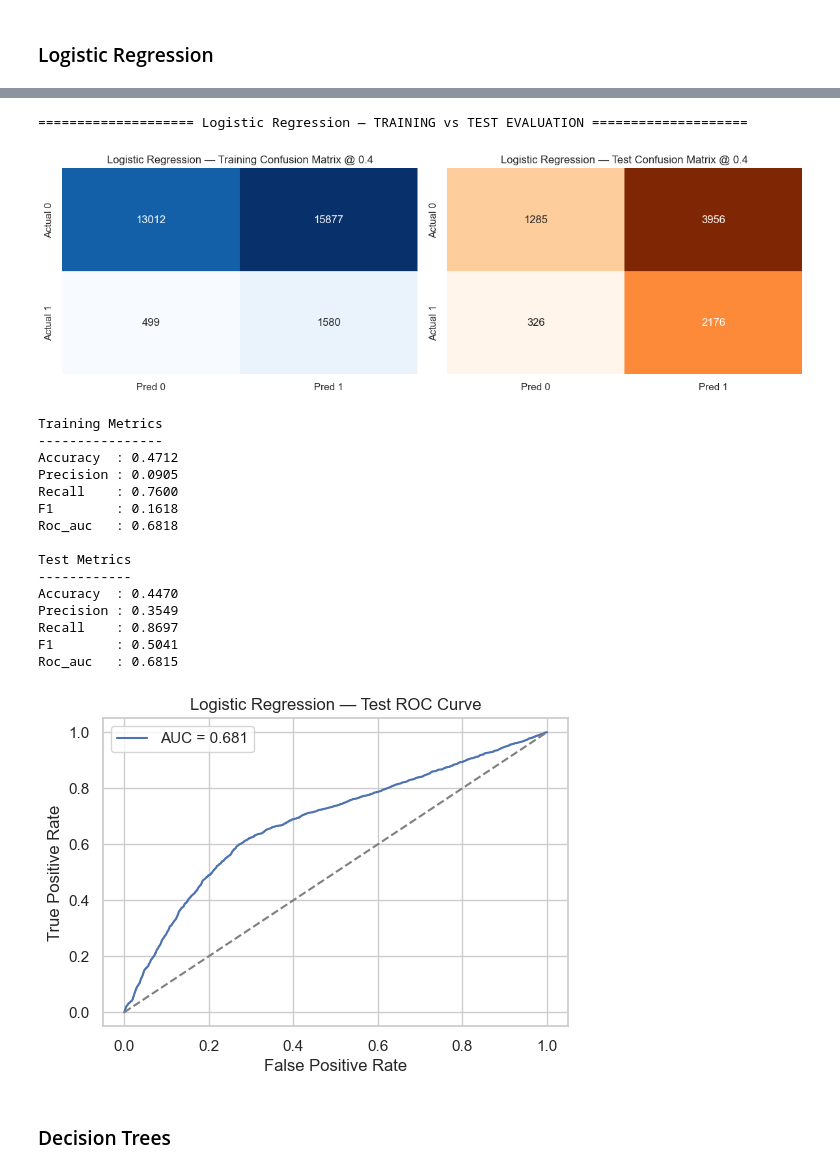
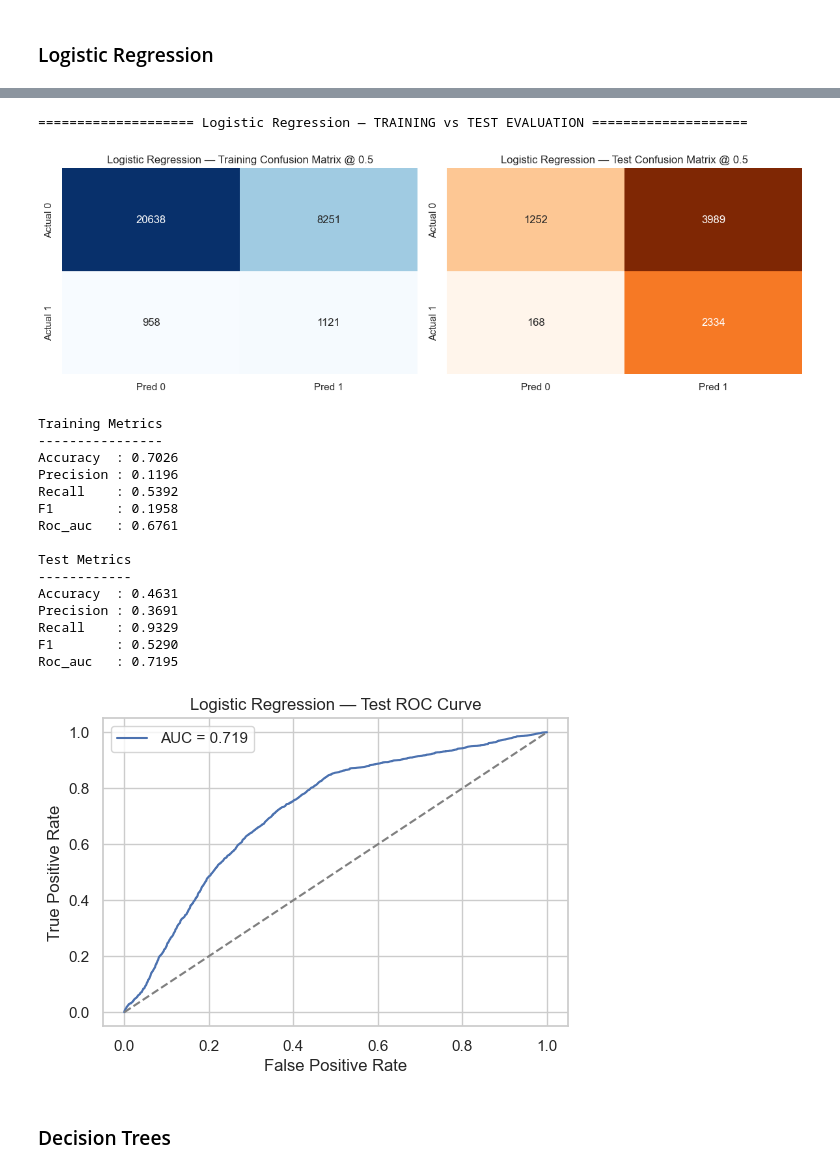
Before and after one commit to conceicao-singa/Bank_Telemarketing_Prediction_EDSB25_1, a Jupyter notebook: notebooks/training.ipynb, the cells around one changed output, grey strips where cells are left out. Drawn from its saved outputs; the diff is of its cells as text; code cells hidden in the pictures.

```diff
--- a/notebooks/training.ipynb
+++ b/notebooks/training.ipynb
@@ -78,0 +91,35 @@ KeyboardInterrupt:
+# %%
+from sklearn.model_selection import TimeSeriesSplit, cross_validate, GridSearchCV
+from sklearn.metrics import accuracy_score, precision_score, recall_score, f1_score, roc_auc_score
+from imblearn.pipeline import Pipeline
+from imblearn.over_sampling import SMOTE
+import numpy as np
+
+# Define time series cross-validation
+tscv = TimeSeriesSplit(n_splits=5)
+
+# Grid search
+gs = GridSearchCV(
+    logreg_pipe,
+    param_grid,
+    cv=tscv,
+    scoring="roc_auc",
+    n_jobs=-1
+)
+
+# Fit model
+gs.fit(X_train, y_train)
+
+print("Best Params:", gs.best_params_)
+print("Best CV ROC-AUC:", gs.best_score_)
+
+# Evaluate on test set
+y_proba = gs.predict_proba(X_test)[:, 1]
+y_pred = (y_proba >= 0.5).astype(int)
+
+print("\nTest Results:")
+print("Accuracy:", accuracy_score(y_test, y_pred))
+print("Precision:", precision_score(y_test, y_pred))
+print("Recall:", recall_score(y_test, y_pred))
+print("F1:", f1_score(y_test, y_pred))
+print("ROC-AUC:", roc_auc_score(y_test, y_proba))
@@ -79,25 +136,25 @@ KeyboardInterrupt:
 # %%
-logreg_pipe.fit(X_train, y_train)
-results = evaluate_model(logreg_pipe, X_train, y_train, X_test, y_test, model_name="Logistic Regression",threshold=0.4)
+gs_logreg = gs.fit(X_train, y_train)
+results = evaluate_model(gs_logreg, X_train, y_train, X_test, y_test, model_name="Logistic Regression",threshold=0.5)
 # %% [output]
 ==================== Logistic Regression — TRAINING vs TEST EVALUATION ====================
-[figure, old version]
+[figure, new version]
 Training Metrics
 ----------------
-Accuracy  : 0.4712
-Precision : 0.0905
-Recall    : 0.7600
-F1        : 0.1618
-Roc_auc   : 0.6818
+Accuracy  : 0.7026
+Precision : 0.1196
+Recall    : 0.5392
+F1        : 0.1958
+Roc_auc   : 0.6761
 
 Test Metrics
 ------------
-Accuracy  : 0.4470
-Precision : 0.3549
-Recall    : 0.8697
-F1        : 0.5041
-Roc_auc   : 0.6815
+Accuracy  : 0.4631
+Precision : 0.3691
+Recall    : 0.9329
+F1        : 0.5290
+Roc_auc   : 0.7195
-[figure, old version]
+[figure, new version]
 # %% [markdown]
 ### Decision Trees
 # %%
```
Also changed, not shown: parts of 18 cells of this notebook, 1 other file.
